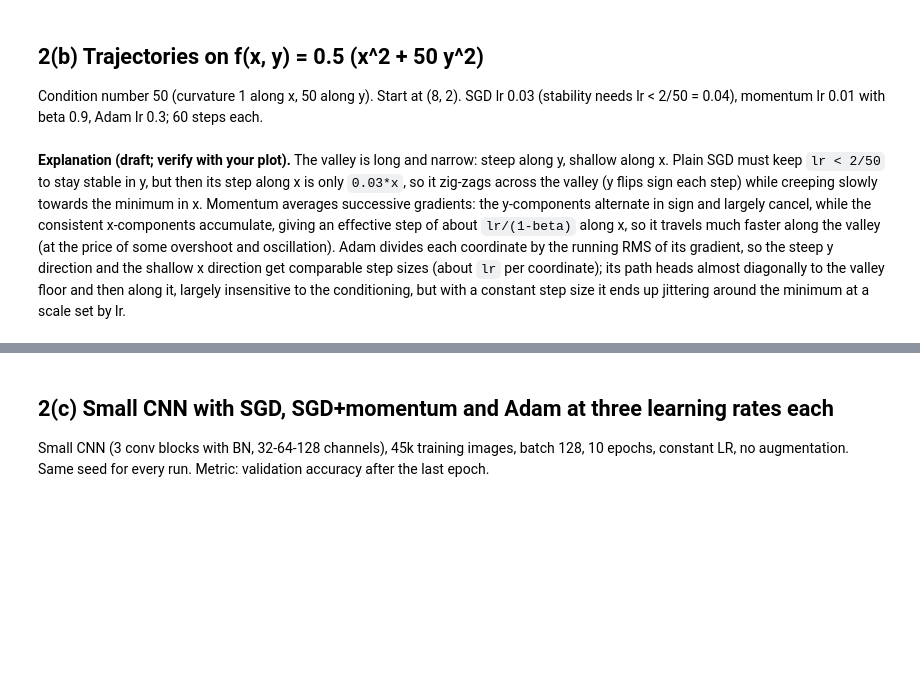
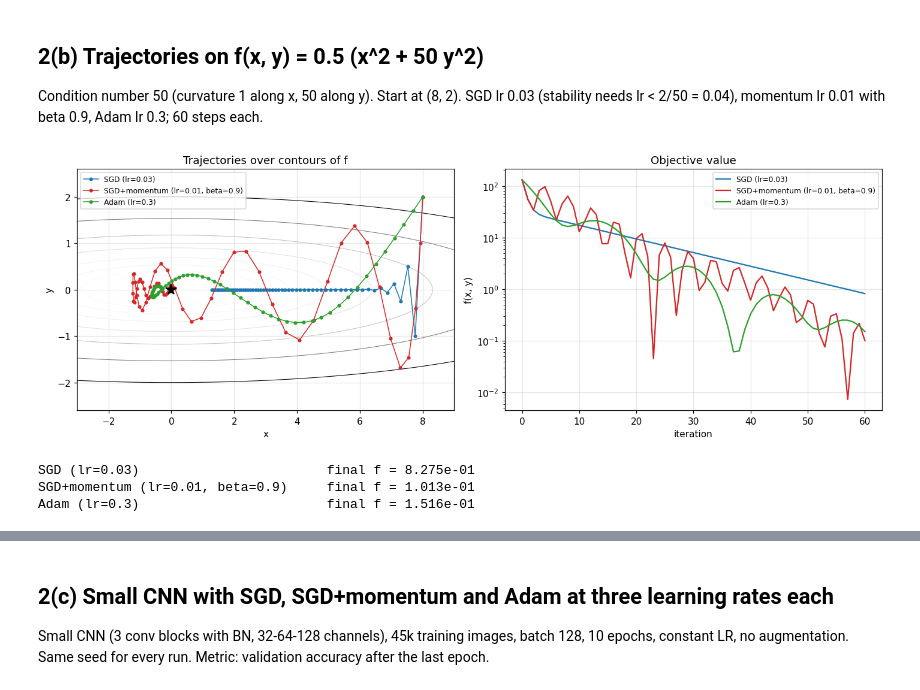
Before and after one commit to Sanugiw/EN4554-Assignment-2-on-CNNs, a Jupyter notebook: 220700T_a02.ipynb, the cells around one changed output, grey strips where cells are left out. Drawn from its saved outputs; the diff is of its cells as text; code cells hidden in the pictures; blank space fills up the shorter version.

```diff
--- a/220700T_a02.ipynb
+++ b/220700T_a02.ipynb
@@ -337,18 +425,24 @@ def make_net():
     seed_all(0); return nn.Sequential(nn.Linear(10, 16), nn.Tanh(), nn.Linear(16, 1)).double()
 
 def run_opt(opt_cls, steps=100, **kw):
-    net = make_net(); opt = opt_cls(net.parameters(), **kw)
+    net = make_net()
+    opt = opt_cls(net.parameters(), **kw)
     g = torch.Generator().manual_seed(123)
     x = torch.randn(64, 10, generator=g, dtype=torch.float64); y = torch.randn(64, 1, generator=g, dtype=torch.float64)
+
     for _ in range(steps):
-        opt.zero_grad(); F.mse_loss(net(x), y).backward(); opt.step()
+        opt.zero_grad()
+        F.mse_loss(net(x), y).backward()
+        opt.step()
     return torch.cat([p.detach().flatten() for p in net.parameters()])
 
 tests = [('SGD (plain)',        MySGD,  torch.optim.SGD,  dict(lr=0.05)),
          ('SGD + momentum + wd', MySGD, torch.optim.SGD,  dict(lr=0.05, momentum=0.9, weight_decay=1e-3)),
          ('Adam',               MyAdam, torch.optim.Adam, dict(lr=1e-2)),
          ('Adam + wd',          MyAdam, torch.optim.Adam, dict(lr=1e-2, weight_decay=1e-3))]
+
 rows = []
+
 for name, mine, ref, kw in tests:
     a, b = run_opt(mine, **kw), run_opt(ref, **kw)
     rows.append(dict(optimizer=name, max_abs_diff=(a - b).abs().max().item(), allclose=torch.allclose(a, b, atol=1e-10)))
@@ -361,23 +461,47 @@ Condition number 50 (curvature 1 along x, 50 along y). Start at (8, 2). SGD lr 0
 # %%
 f = lambda x, y: 0.5 * (x ** 2 + 50 * y ** 2)
 def trajectory(opt_cls, steps=60, start=(8., 2.), **kw):
-    p = torch.tensor(start, requires_grad=True); opt = opt_cls([p], **kw); path = [p.detach().clone()]
+    p = torch.tensor(start, requires_grad=True)
+    opt = opt_cls([p], **kw)
+    path = [p.detach().clone()]
     for _ in range(steps):
-        opt.zero_grad(); f(p[0], p[1]).backward(); opt.step(); path.append(p.detach().clone())
+        opt.zero_grad()
+        f(p[0], p[1]).backward()
+        opt.step()
+        path.append(p.detach().clone())
     return torch.stack(path).numpy()
 
 paths = {'SGD (lr=0.03)': trajectory(MySGD, lr=0.03),
          'SGD+momentum (lr=0.01, beta=0.9)': trajectory(MySGD, lr=0.01, momentum=0.9),
          'Adam (lr=0.3)': trajectory(MyAdam, lr=0.3)}
+
 xg, yg = np.meshgrid(np.linspace(-3, 9, 400), np.linspace(-2.6, 2.6, 400))
+cols = ['C0', 'C3', 'C2']
+
 fig, ax = plt.subplots(1, 2, figsize=(13, 4.6))
+
 ax[0].contour(xg, yg, f(xg, yg), levels=np.logspace(-1, 2, 14), cmap='Greys', linewidths=.7)
-for (k, P), c in zip(paths.items(), ['C0', 'C3', 'C2']):
+
+for (k, P), c in zip(paths.items(), cols):
     ax[0].plot(P[:, 0], P[:, 1], 'o-', ms=3, lw=1, color=c, label=k)
-ax[0].plot(0, 0, 'k*', ms=12); ax[0].set(xlabel='x', ylabel='y', title='Trajectories over contours of f'); ax[0].legend(fontsize=8)
-for k, P in paths.items(): ax[1].semilogy(f(P[:, 0], P[:, 1]) + 1e-12, label=k)
-ax[1].set(xlabel='iteration', ylabel='f(x, y)', title='Objective value'); ax[1].legend(fontsize=8)
-plt.tight_layout(); plt.show()
-for k, P in paths.items(): print(f'{k:36s} final f = {f(P[-1,0], P[-1,1]):.3e}')
+
+ax[0].plot(0, 0, 'k*', ms=12)
+ax[0].set(xlabel='x', ylabel='y', title='Trajectories over contours of f')
+ax[0].legend(fontsize=8)
+
+for (k, P), c in zip(paths.items(), cols):
+    ax[1].semilogy(f(P[:, 0], P[:, 1]) + 1e-12, color=c, label=k)
+
+ax[1].set(xlabel='iteration', ylabel='f(x, y)', title='Objective value')
+ax[1].legend(fontsize=8)
+
+plt.tight_layout()
+plt.show()
+
+for k, P in paths.items():
+  print(f'{k:36s} final f = {f(P[-1,0], P[-1,1]):.3e}')
+# %% [output]
+[figure, added]
+SGD (lr=0.03)                        final f = 8.275e-01
+SGD+momentum (lr=0.01, beta=0.9)     final f = 1.013e-01
+Adam (lr=0.3)                        final f = 1.516e-01
-# %% [markdown]
-**Explanation (draft; verify with your plot).** The valley is long and narrow: steep along y, shallow along x. Plain SGD must keep `lr < 2/50` to stay stable in y, but then its step along x is only `0.03*x`, so it zig-zags across the valley (y flips sign each step) while creeping slowly towards the minimum in x. Momentum averages successive gradients: the y-components alternate in sign and largely cancel, while the consistent x-components accumulate, giving an effective step of about `lr/(1-beta)` along x, so it travels much faster along the valley (at the price of some overshoot and oscillation). Adam divides each coordinate by the running RMS of its gradient, so the steep y direction and the shallow x direction get comparable step sizes (about `lr` per coordinate); its path heads almost diagonally to the valley floor and then along it, largely insensitive to the conditioning, but with a constant step size it ends up jittering around the minimum at a scale set by lr.
```
Also changed, not shown: parts of 36 cells of this notebook.
